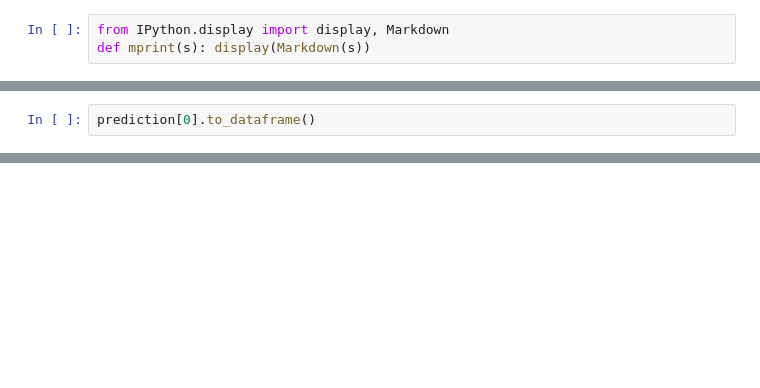
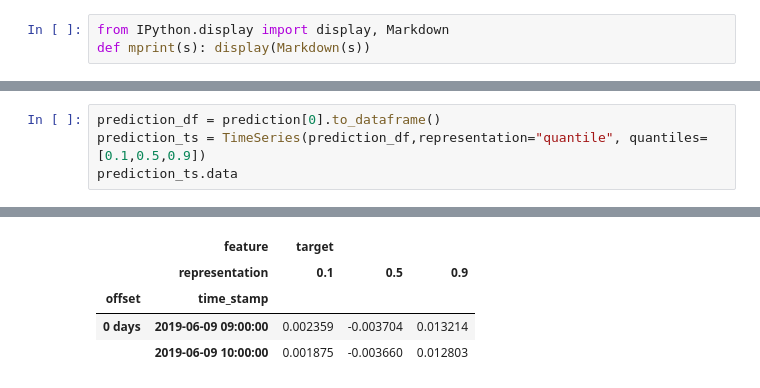
Before and after one commit to connected-intelligent-systems/forcateri, a Jupyter notebook: notebooks/model_test.ipynb, the cells around one changed output, grey strips where cells are left out. Saved outputs shown, nothing was run; the diff lists cells and outputs as text; blank space fills up the shorter version.

Commit message:
test notebook. Latest updates on to_time_series logic

```diff
--- a/notebooks/model_test.ipynb
+++ b/notebooks/model_test.ipynb
@@ -104,2 +195,5 @@ prediction_ts[0].data
-# %%
-prediction[0].to_dataframe()
+# %%
+prediction_df = prediction[0].to_dataframe()
+prediction_ts = TimeSeries(prediction_df,representation="quantile", quantiles=[0.1,0.5,0.9])
+prediction_ts.data
+# %% [output]
@@ -105,0 +201,5 @@ prediction[0].to_dataframe()
+|  | feature | target |  |  |
+|  | representation | 0.1 | 0.5 | 0.9 |
+| offset | time_stamp |  |  |  |
+| 0 days | 2019-06-09 09:00:00 | 0.002359 | -0.003704 | 0.013214 |
+|  | 2019-06-09 10:00:00 | 0.001875 | -0.003660 | 0.012803 |
```
Also changed, not shown: parts of 8 cells of this notebook.
